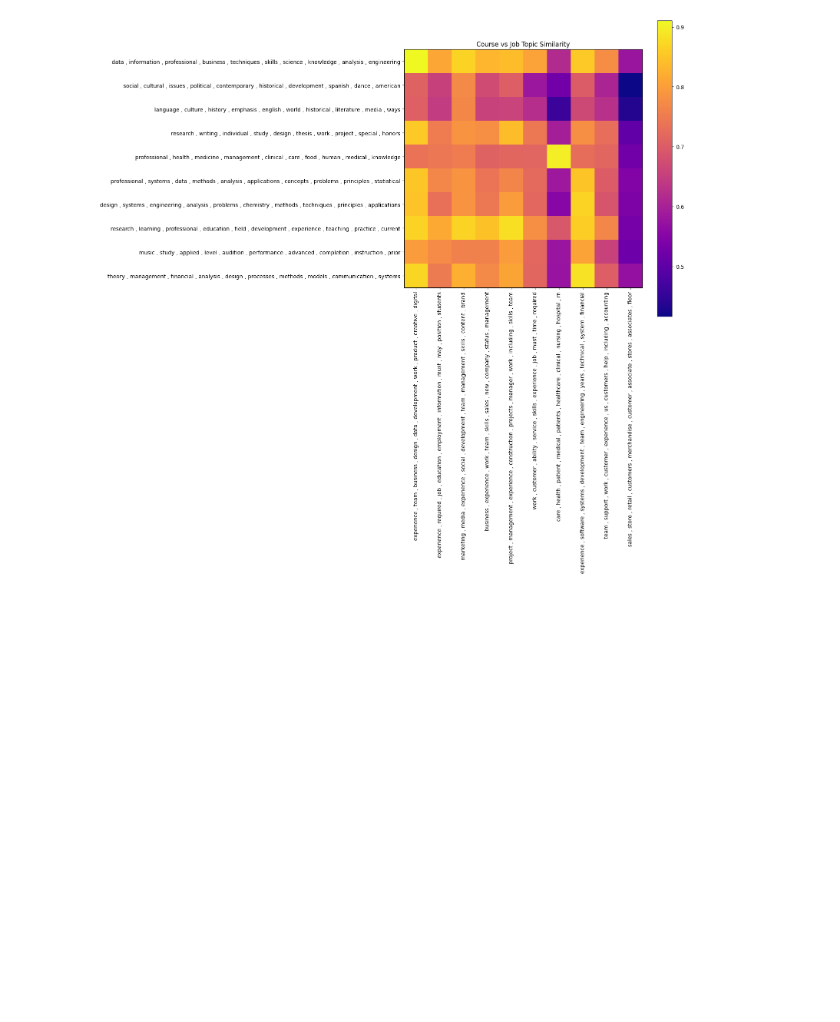
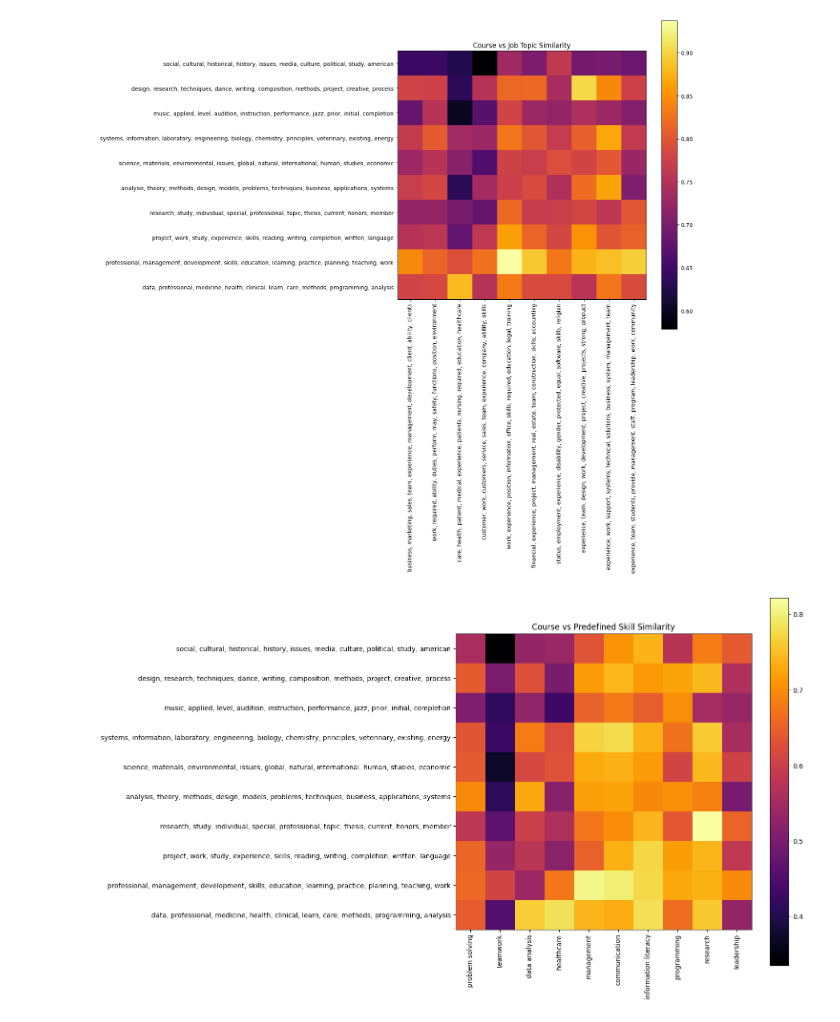
Before and after one commit to hivesew/Latent-Dirichlet-Allocation, a Jupyter notebook: similarity.ipynb, the cells around one changed output. Drawn from its saved outputs; the diff is of its cells as text; code cells hidden in the pictures; blank space fills up the shorter version.

Commit message:
File formatting, minor changes to predefined skills

```diff
--- a/similarity.ipynb
+++ b/similarity.ipynb
@@ -25,10 +26,12 @@ catalog_stopwords.extend(['see', 'prerequisite', 'hour', 'hours', 'freshman', 's
                             'completed', 'concurrently', 'enrolled', 'enrollment', 'approved', 'letter', 'grading', 'major', 'majors', 'fees', 'apply', 'illinois', 'andor', 'passing' \
                             'summer', 'carle', 'concurrent', 'class', 'week', 'semester', 'semesters', 'required', 'using', 'examine', 'examines', 'restricted', 'phase', 'separate', \
                             'use', 'departmental', 'approval', 'offered', 'years', 'college', 'must', 'given', 'faculty', 'new', 'prerequisites', 'areas', 'offerings', 'schedule', \
-                            'part' 'level', 'continuation', 'toward', 'whose', 'additional', 'gpa'])
+                            'part' 'level', 'continuation', 'toward', 'whose', 'additional', 'gpa', 'degrees', 'enables', 'identical', 'except', 'curriculum', 'subject'])
 # should add each subject as a stopword since they are mentioned in the descriptions
 for subject in catalog_data['Subject'].unique():
     catalog_stopwords.append(subject.lower())
+
+job_stopwords.extend(['new', 'one', 'must', 'job', 'per', 'ceo'])
 
 
 
@@ -36,7 +39,7 @@ for subject in catalog_data['Subject'].unique():
 catalog_vectorizer = CountVectorizer(stop_words=catalog_stopwords, max_df=0.95, min_df=2)
 course_count_data = catalog_vectorizer.fit_transform(catalog_data['Description'])
 
-job_vectorizer = CountVectorizer(stop_words=job_stopwords, max_df=0.95, min_df=2)
+job_vectorizer = CountVectorizer(stop_words=job_stopwords, max_df=0.95, min_df=0.01)
 job_count_data = job_vectorizer.fit_transform(job_data['job_description'])
 
 
@@ -114,42 +152,42 @@ def topic_labels(top_words_list):
     return labels
 # %%
 
-predefined_skills = ['problem solving', 'teamwork', 'data analysis', 'critical thinking', 'project management', 'communication', 'information literacy', 'programming', 'research', 'leadership']
+predefined_skills = ['problem solving', 'teamwork', 'data analysis', 'healthcare', 'management', 'communication', 'information literacy', 'programming', 'research', 'leadership']
 skill_vectors = [get_average_vector([skill]) for skill in predefined_skills]
-
 
 
 def create_cosine_similarity_heatmap(title, avg_vector1, avg_vector2, labels1, labels2):
     plt.figure(figsize=(10, 10))
     plt.title(title)
     similarities = cosine_similarity(avg_vector1, avg_vector2)
 
-    plt.imshow(similarities, cmap='plasma', interpolation='nearest')
-    plt.yticks(range(n_topics), labels1)
-    plt.xticks(range(n_topics), labels2, rotation=90)
+    plt.imshow(similarities, cmap='inferno', interpolation='nearest')
+    plt.yticks(range(len(labels1)), labels1)
+    plt.xticks(range(len(labels2)), labels2, rotation=90)
     plt.colorbar()
     plt.show()
 
 
 feature_names_courses = catalog_vectorizer.get_feature_names_out()
 top_words_courses = get_topic_keywords(course_lda, feature_names_courses)
 average_vector_courses = [get_average_vector(words) for words in top_words_courses]
 
 feature_names_jobs = job_vectorizer.get_feature_names_out()
 top_words_jobs = get_topic_keywords(job_lda, feature_names_jobs)
 average_vector_jobs = [get_average_vector(words) for words in top_words_jobs]
 
 
 # Then use cosine_similarity to compare average vectors between courses and jobs
 similarities = cosine_similarity(average_vector_courses, average_vector_jobs)
 
 course_labels = topic_labels(top_words_courses)
 job_labels = topic_labels(top_words_jobs)
 
 # Compare the similarity between course topics and job topics
 create_cosine_similarity_heatmap('Course vs Job Topic Similarity', average_vector_courses, average_vector_jobs, course_labels, job_labels)
 
 # Compare the similarity between course topics and predefined skills
 create_cosine_similarity_heatmap('Course vs Predefined Skill Similarity', average_vector_courses, skill_vectors, course_labels, predefined_skills)
 # %% [output]
-[figure, old version]
+[figure, new version]
+[figure, added]
```
Also changed, not shown: parts of 4 cells of this notebook, 7 other files.
